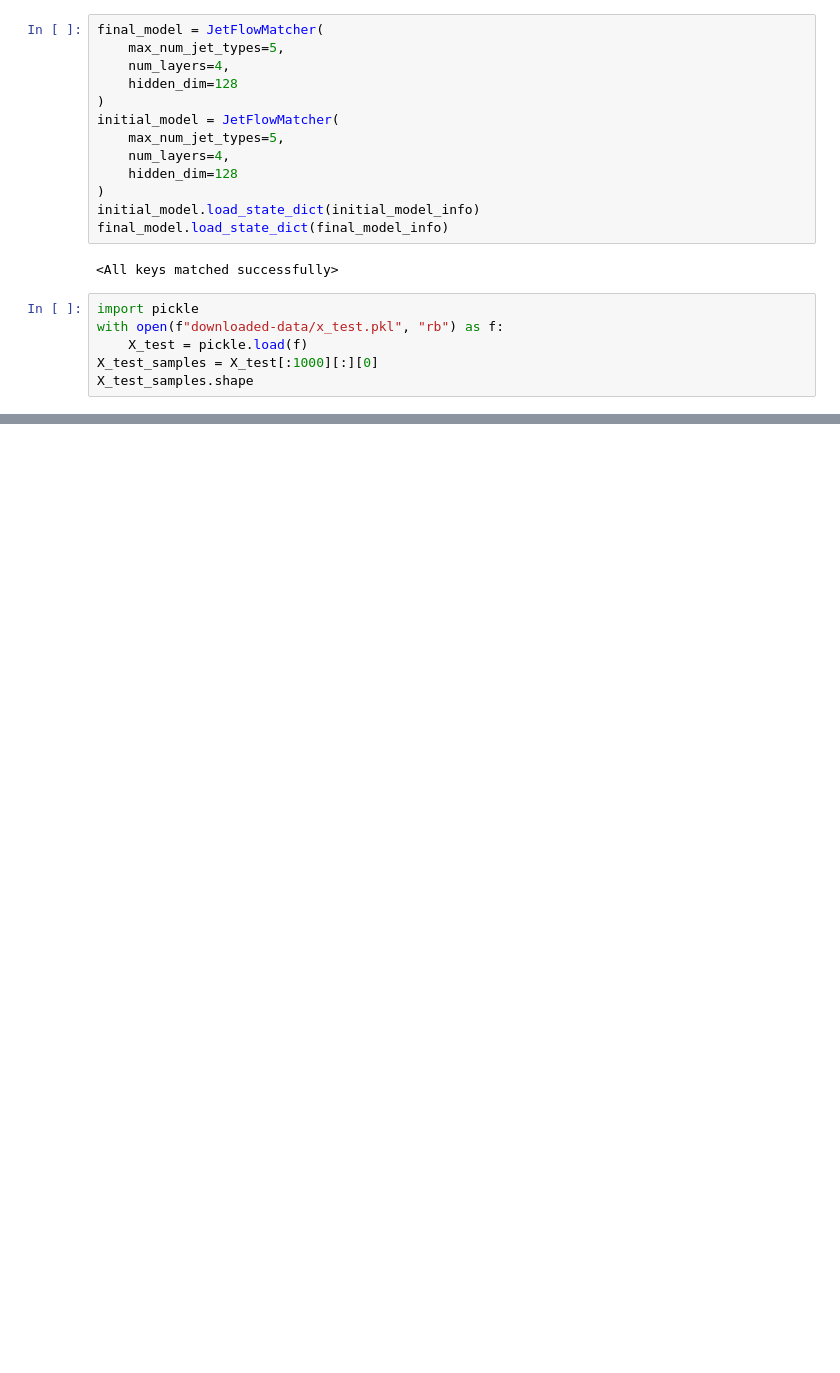
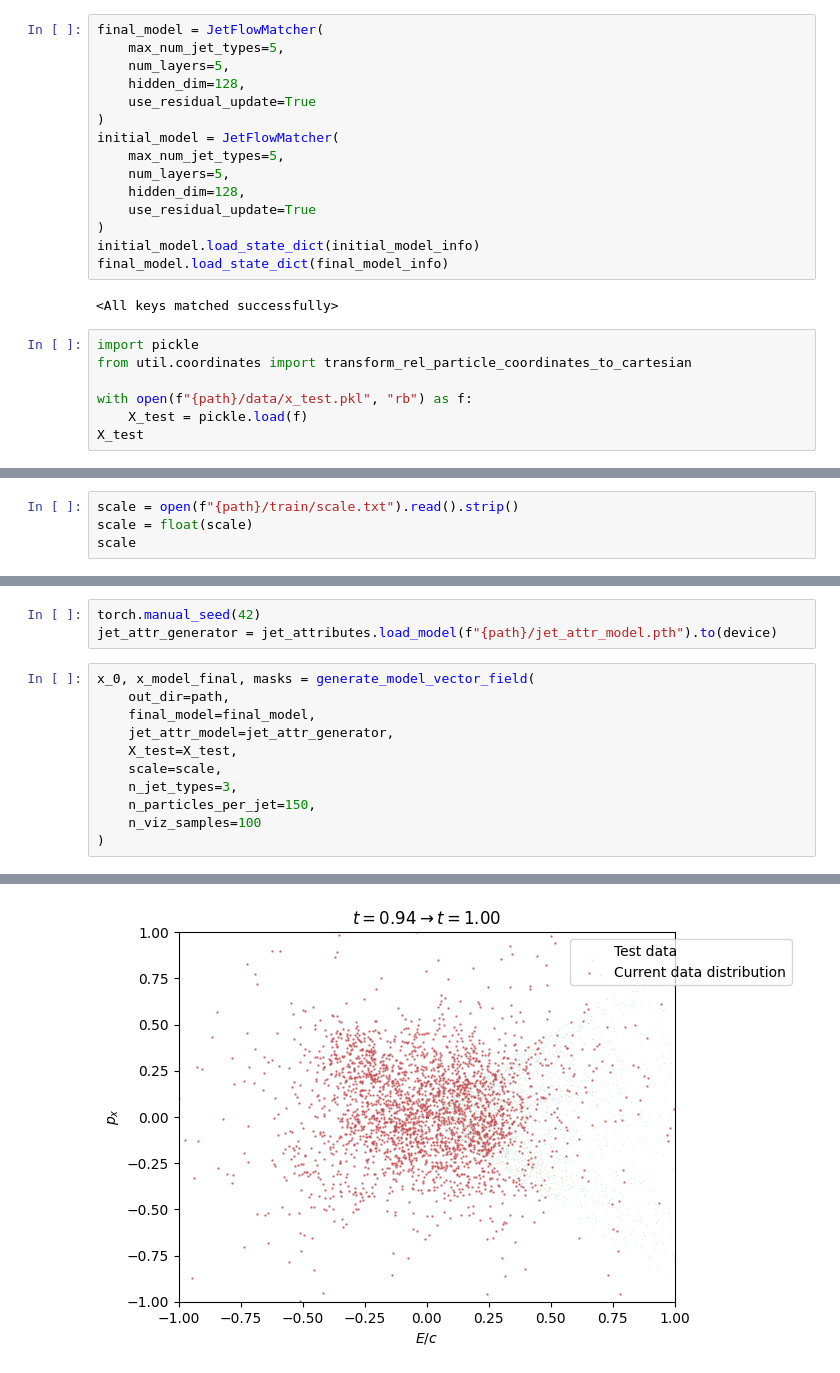
Before and after one commit to ArjunS07/s25-fermilab-research, a Jupyter notebook: src/viz.ipynb, the cells around one changed output, grey strips where cells are left out. Drawn from its saved outputs; the diff is of its cells as text; blank space fills up the shorter version.

```diff
--- a/src/viz.ipynb
+++ b/src/viz.ipynb
@@ -30,13 +76,15 @@ OrderedDict([('time_embedding.fc1.weight',
 # %%
 final_model = JetFlowMatcher(
     max_num_jet_types=5,
-    num_layers=4,
-    hidden_dim=128
+    num_layers=5,
+    hidden_dim=128,
+    use_residual_update=True
 )
 initial_model = JetFlowMatcher(
     max_num_jet_types=5,
-    num_layers=4,
-    hidden_dim=128
+    num_layers=5,
+    hidden_dim=128,
+    use_residual_update=True
 )
 initial_model.load_state_dict(initial_model_info)
 final_model.load_state_dict(final_model_info)
@@ -44,10 +92,11 @@ final_model.load_state_dict(final_model_info)
 <All keys matched successfully>
 # %%
 import pickle
-with open(f"downloaded-data/x_test.pkl", "rb") as f:
+from util.coordinates import transform_rel_particle_coordinates_to_cartesian
+
+with open(f"{path}/data/x_test.pkl", "rb") as f:
     X_test = pickle.load(f)
-X_test_samples = X_test[:1000][:][0]
-X_test_samples.shape
+X_test
 # %% [output]
 To raise these warnings as errors (and get stack traces to find out where they're called), run
     import warnings
@@ -252,0 +115,4 @@ plt.savefig("debugging/field_vectors_final.png", bbox_inches="tight", dpi=300)
+# %%
+scale = open(f"{path}/train/scale.txt").read().strip()
+scale = float(scale)
+scale
@@ -252,0 +292,15 @@ plt.savefig("debugging/field_vectors_final.png", bbox_inches="tight", dpi=300)
+# %%
+torch.manual_seed(42)
+jet_attr_generator = jet_attributes.load_model(f"{path}/jet_attr_model.pth").to(device)
+# %%
+x_0, x_model_final, masks = generate_model_vector_field(
+    out_dir=path,
+    final_model=final_model,
+    jet_attr_model=jet_attr_generator,
+    X_test=X_test,
+    scale=scale,
+    n_jet_types=3,
+    n_particles_per_jet=150,
+    n_viz_samples=100
+)
+# %% [output]
@@ -252,0 +341 @@ plt.savefig("debugging/field_vectors_final.png", bbox_inches="tight", dpi=300)
+[figure, added]
```
Also changed, not shown: parts of 18 cells of this notebook.
